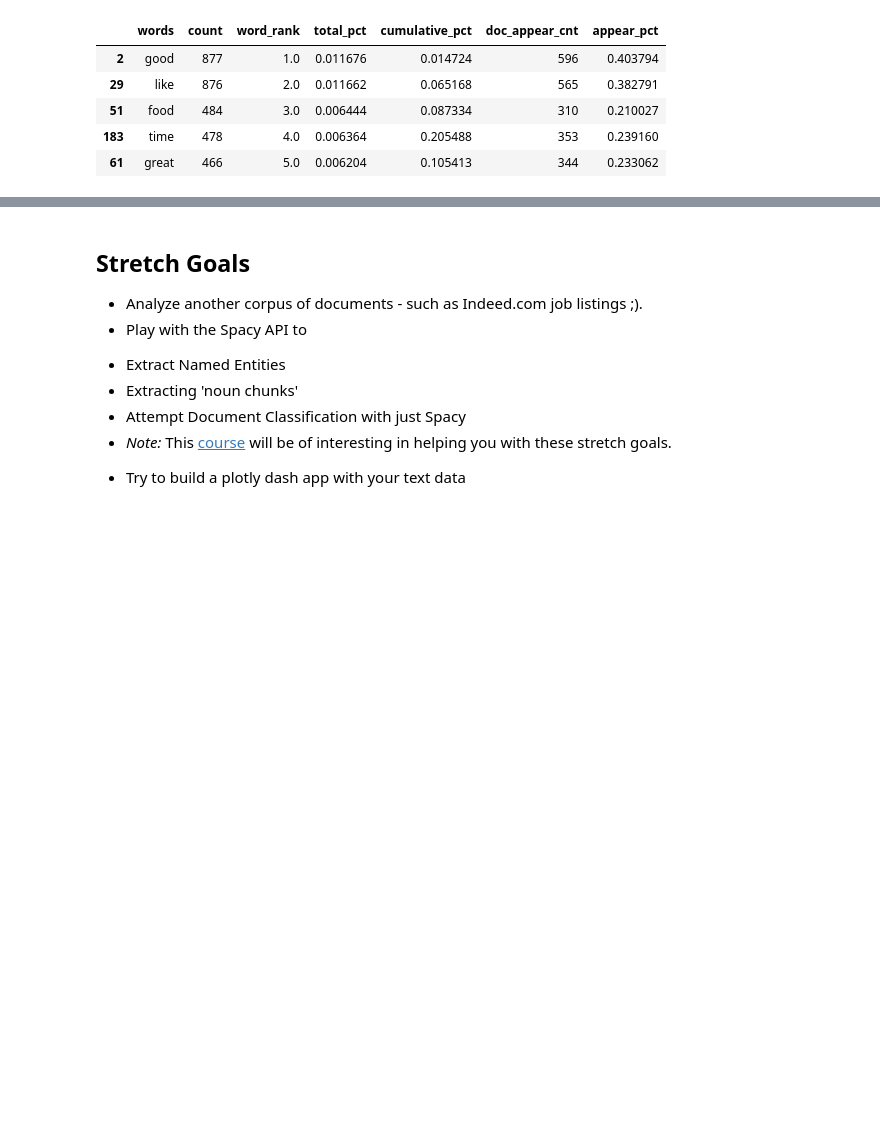
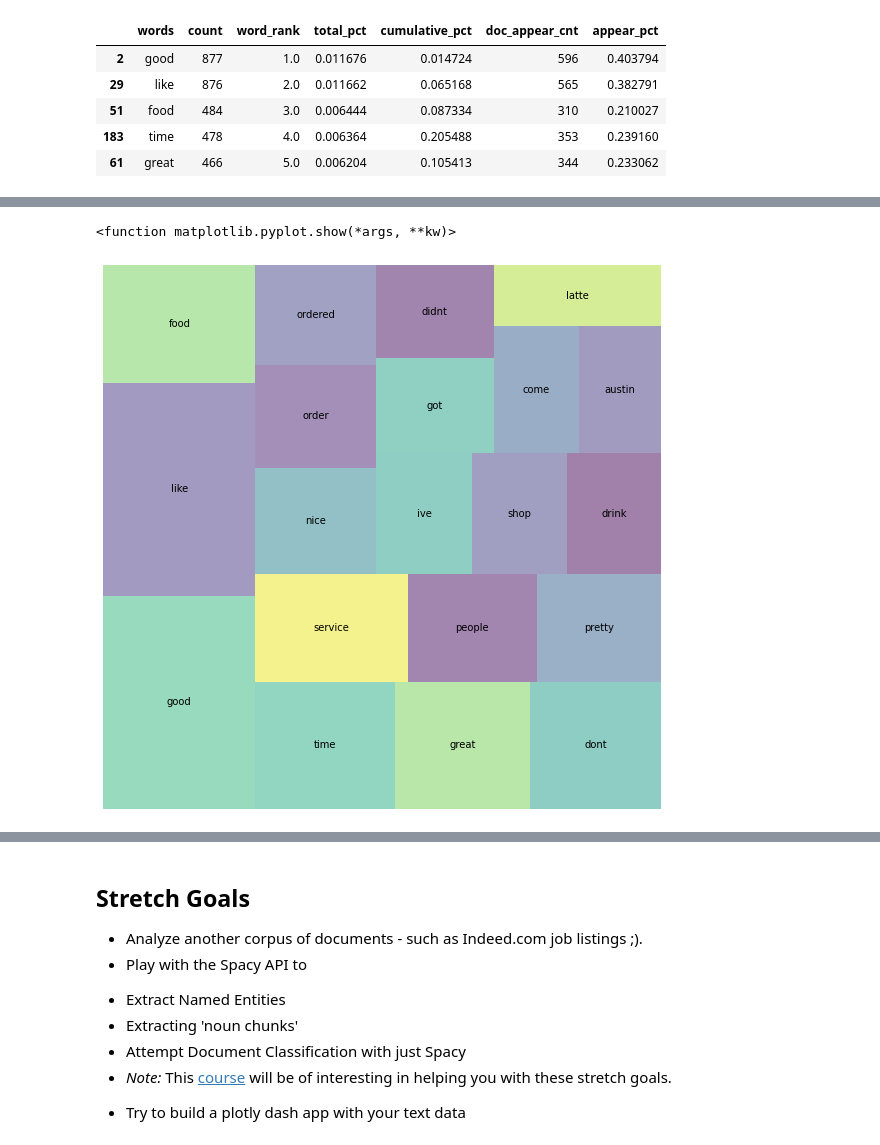
Before and after one commit to EvidenceN/Unit4_Lamda_DS, a Jupyter notebook: module1-text-data/Answers_Unit4_Week1_Day1.ipynb, the cells around one changed output, grey strips where cells are left out. Drawn from its saved outputs; the diff is of its cells as text; code cells hidden in the pictures; blank space fills up the shorter version.

```diff
--- a/module1-text-data/Answers_Unit4_Week1_Day1.ipynb
+++ b/module1-text-data/Answers_Unit4_Week1_Day1.ipynb
@@ -841,0 +883,16 @@ bad_freq.head()
+# %%
+# top 20 words for bad reviews
+
+bad_top20 = bad_freq[bad_freq['word_rank'] <= 20]
+
+bad_top20
+
+plt.figure(figsize = (10,10))
+squarify.plot(sizes=bad_top20['total_pct'],
+              label=bad_top20['words'],
+             alpha = 0.5)
+plt.axis('off')
+plt.show
+# %% [output]
+<function matplotlib.pyplot.show(*args, **kw)>
+[figure, added]
```
Also changed, not shown: parts of 9 cells of this notebook.
